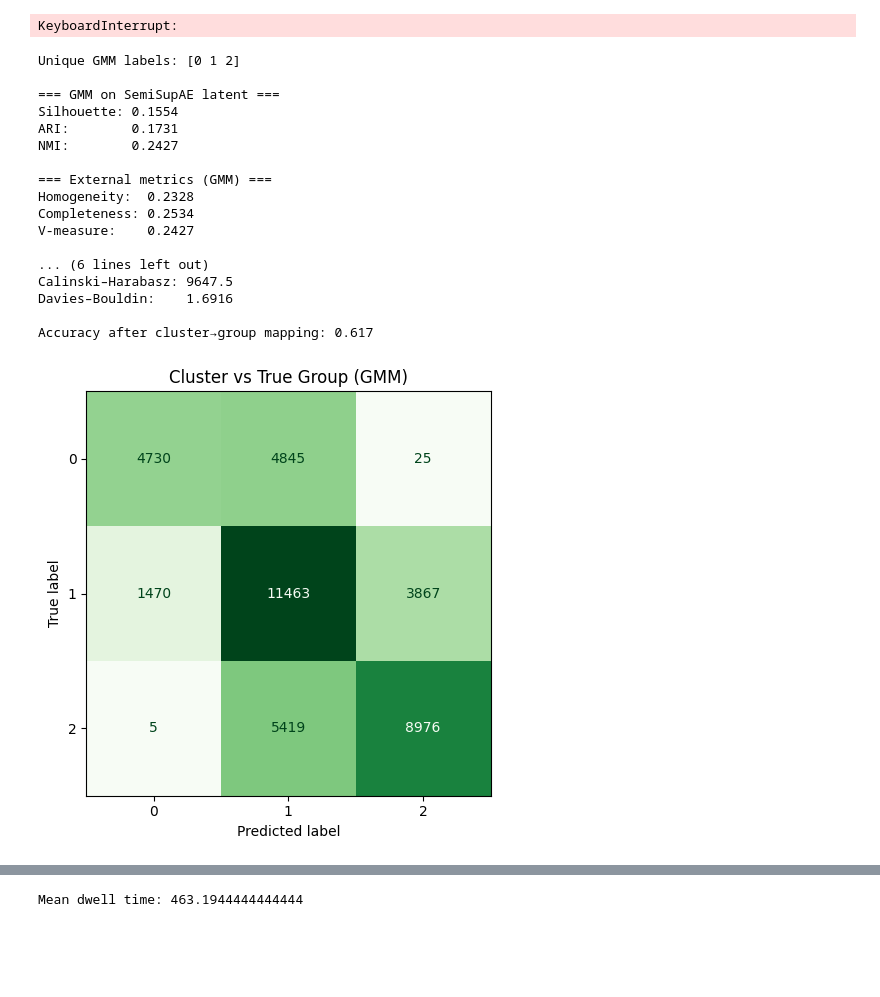
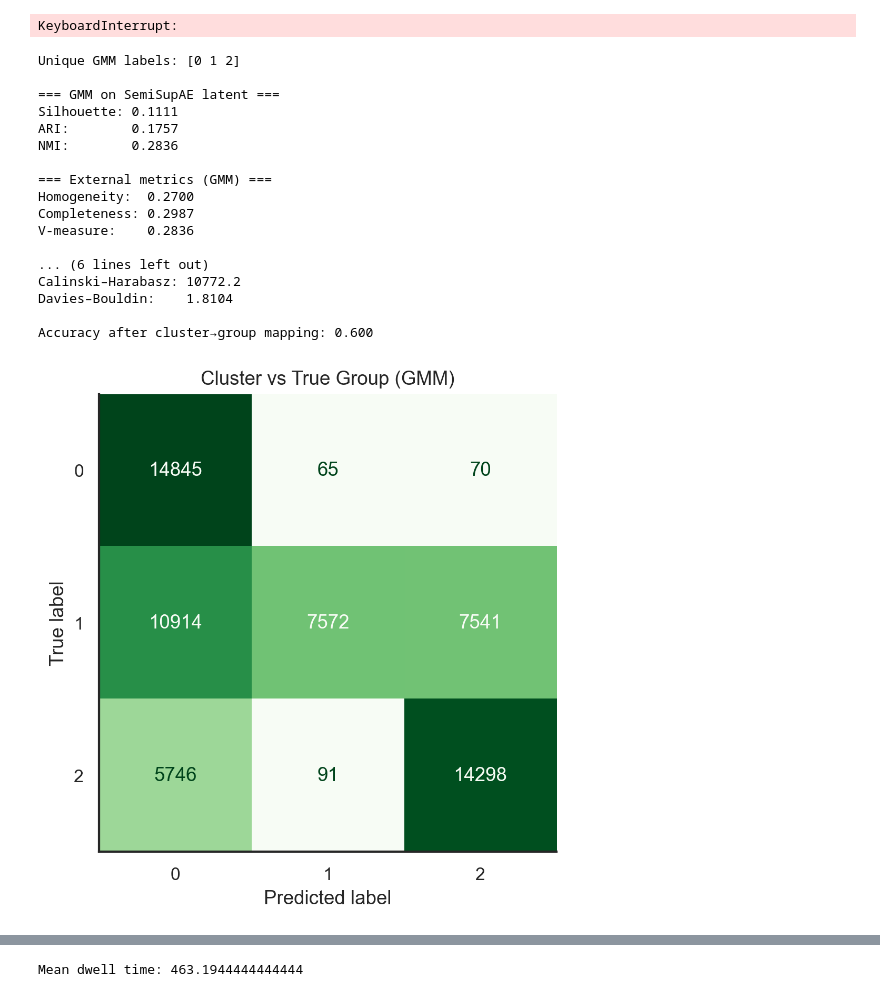
Before and after one commit to carmare13/Gait-Stability, a Jupyter notebook: NoteBooks/LSTM_AEV2.ipynb, the cells around one changed output, grey strips where cells are left out. Drawn from its saved outputs; the diff is of its cells as text; code cells hidden in the pictures; blank space fills up the shorter version.

```diff
--- a/NoteBooks/LSTM_AEV2.ipynb
+++ b/NoteBooks/LSTM_AEV2.ipynb
@@ -853,14 +4,0 @@ if not torch.cuda.is_available() or device.type == 'cpu':
-# %%
-#Evaluate metrics
-
-model = LSTMAutoencoder(n_timesteps=100, n_vars=321, latent_dim=128).to(device)
-
-# Load state dict and remove '_orig_mod.' prefix if present
-state_dict = torch.load("saved_models/ae_lstm_Torch1.pth", map_location="cpu")
-clean_state_dict = {k.replace("_orig_mod.", ""): v for k, v in state_dict.items()}
-model.load_state_dict(clean_state_dict)
-
-model.eval()
-
-metrics = evaluate_autoencoder_streaming(model, train_loader, device)
-print(metrics)
@@ -2709,7 +916,7 @@ SemiSupAE(
 )
 # %%
 # Extract latents
-Z_train, Y_group_train, Y_subj_train, _ = extract_latents(train_loader, model, pack_batch, max_steps=200)
-Z_val, Y_group_val, Y_subj_val, _ = extract_latents(val_loader, model, pack_batch, max_steps=200)
-Z_test, Y_group_test, Y_subj_test, _ = extract_latents(test_loader, model, pack_batch, max_steps=200)
+Z_train, Y_group_train, Y_subj_train, _, meta_train = extract_latents(train_loader, model, pack_batch, subject_to_idx, max_steps=200, device=device, return_meta_raw=True)
+Z_val, Y_group_val, Y_subj_val, _, meta_val = extract_latents(val_loader, model, pack_batch, subject_to_idx, max_steps=200, device=device, return_meta_raw=True)
+Z_test, Y_group_test, Y_subj_test, _, meta_test = extract_latents(test_loader, model, pack_batch, subject_to_idx, max_steps=200, device=device, return_meta_raw=True)
 # %% [output]
@@ -2890,6 +1186,8 @@ from sklearn.metrics import (
     calinski_harabasz_score, f1_score, roc_auc_score
 )
 from collections import Counter
+from sklearn.preprocessing import StandardScaler
+scaler = StandardScaler()
 
 
 N_COMPONENTS = 3
@@ -2901,16 +1199,16 @@ gmm = GaussianMixture(
     n_init=20,
     random_state=RANDOM_STATE
 )
-latents=Zt
-gmm.fit(latents)
-gmm_labels = gmm.predict(latents)
+latents_scaled = scaler.fit_transform(Z_test)
+gmm.fit(latents_scaled)
+gmm_labels = gmm.predict(latents_scaled)
 np.save("gmm_labels.npy", gmm_labels)
 print("Unique GMM labels:", np.unique(gmm_labels))
 
 # ── Basic external metrics ────────────────────────────────────────────────
-sil_gmm = silhouette_score(latents, gmm_labels)
-ari_gmm = adjusted_rand_score(yt, gmm_labels)
-nmi_gmm = normalized_mutual_info_score(yt, gmm_labels)
+sil_gmm = silhouette_score(latents_scaled, gmm_labels)
+ari_gmm = adjusted_rand_score(Y_group_test, gmm_labels)
+nmi_gmm = normalized_mutual_info_score(Y_group_test, gmm_labels)
 
 print("\n=== GMM on SemiSupAE latent ===")
 print(f"Silhouette: {sil_gmm:.4f}")
@@ -2918,9 +1216,9 @@ print(f"ARI:        {ari_gmm:.4f}")
 print(f"NMI:        {nmi_gmm:.4f}")
 
 # ── External evaluation: homogeneity / completeness / V-measure ──────────
-h_gmm = homogeneity_score(yt, gmm_labels)
-c_gmm = completeness_score(yt, gmm_labels)
-v_gmm = v_measure_score(yt, gmm_labels)
+h_gmm = homogeneity_score(Y_group_test, gmm_labels)
+c_gmm = completeness_score(Y_group_test, gmm_labels)
+v_gmm = v_measure_score(Y_group_test, gmm_labels)
 
 print("\n=== External metrics (GMM) ===")
 print(f"Homogeneity:  {h_gmm:.4f}")
@@ -2932,12 +1230,12 @@ print("\n=== Cluster Purity (GMM) ===")
 for cu in np.unique(gmm_labels):
     idxs = np.where(gmm_labels == cu)[0]
     # groups must be integer-coded for bincount
-    purity = np.max(np.bincount(yt[idxs])) / len(idxs)
+    purity = np.max(np.bincount(Y_group_test[idxs])) / len(idxs)
     print(f"Cluster {cu}: Purity = {purity:.4f}, size = {len(idxs)}")
 
 # ── Internal structure metrics ────────────────────────────────────────────
-ch_gmm = calinski_harabasz_score(latents, gmm_labels)
-db_gmm = davies_bouldin_score(latents, gmm_labels)
+ch_gmm = calinski_harabasz_score(latents_scaled, gmm_labels)
+db_gmm = davies_bouldin_score(latents_scaled, gmm_labels)
 
 print("\n=== Internal structure metrics (GMM) ===")
 print(f"Calinski–Harabasz: {ch_gmm:.1f}")
@@ -2946,46 +1244,46 @@ print(f"Davies–Bouldin:    {db_gmm:.4f}")
 # ── Cluster → group mapping (majority vote) ──────────────────────────────
 mapping_gmm = {}
 for cu in np.unique(gmm_labels):
     idxs = np.where(gmm_labels == cu)[0]
-    most_common = Counter(yt[idxs]).most_common(1)[0][0]
+    most_common = Counter(Y_group_test[idxs]).most_common(1)[0][0]
     mapping_gmm[cu] = most_common
 
 aligned_gmm = np.vectorize(mapping_gmm.get)(gmm_labels)
-acc_gmm = (aligned_gmm == yt).mean()
+acc_gmm = (aligned_gmm == Y_group_test).mean()
 print(f"\nAccuracy after cluster→group mapping: {acc_gmm:.3f}")
 
 # ── Confusion matrix ─────────────────────────────────────────────────────
-cm_gmm = confusion_matrix(yt, aligned_gmm)
+cm_gmm = confusion_matrix(Y_group_test, aligned_gmm)
 
 fig, ax = plt.subplots(figsize=(5, 5))
 ConfusionMatrixDisplay(cm_gmm).plot(
     cmap="Greens",
     ax=ax,
     values_format="d",
     colorbar=False
 )
 ax.set_title("Cluster vs True Group (GMM)")
 plt.tight_layout()
 plt.show()
 # %% [output]
 Unique GMM labels: [0 1 2]
 
 === GMM on SemiSupAE latent ===
-Silhouette: 0.1554
-ARI:        0.1731
-NMI:        0.2427
+Silhouette: 0.1111
+ARI:        0.1757
+NMI:        0.2836
 
 === External metrics (GMM) ===
-Homogeneity:  0.2328
-Completeness: 0.2534
-V-measure:    0.2427
+Homogeneity:  0.2700
+Completeness: 0.2987
+V-measure:    0.2836
 
 ... (6 lines left out)
-Calinski–Harabasz: 9647.5
-Davies–Bouldin:    1.6916
+Calinski–Harabasz: 10772.2
+Davies–Bouldin:    1.8104
 
-Accuracy after cluster→group mapping: 0.617
+Accuracy after cluster→group mapping: 0.600
-[figure, old version]
+[figure, new version]
 # %%
 #HDBSCAN clustering on SemiSupAE latents ───────────────────────────────
 import hdbscan
```
Also changed, not shown: parts of 81 cells of this notebook, 3 other files.
